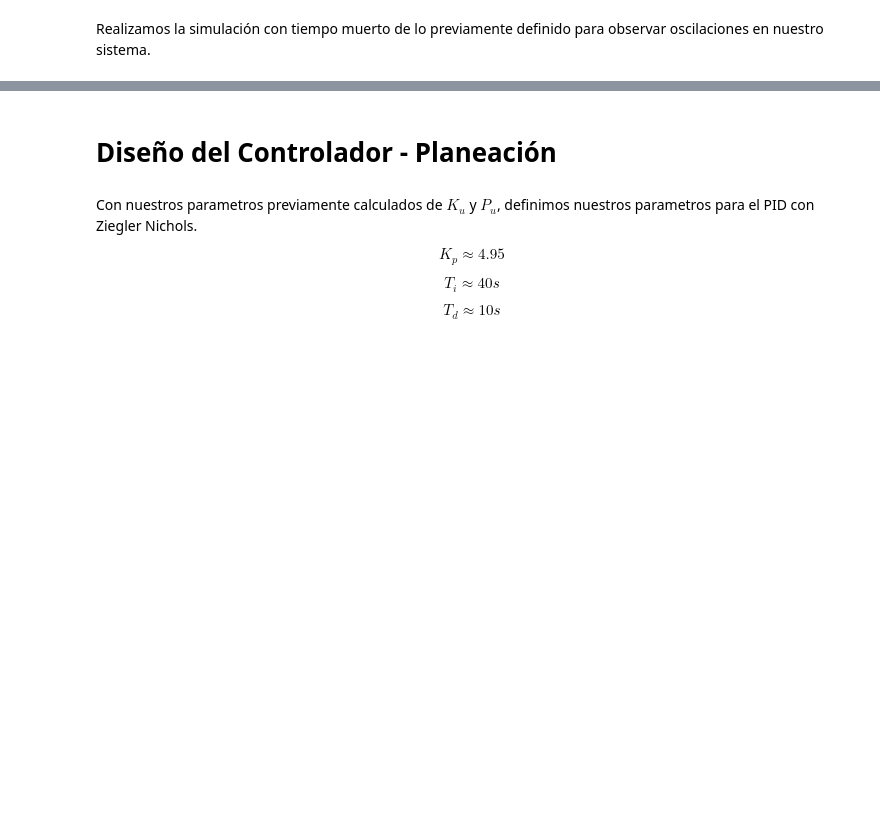
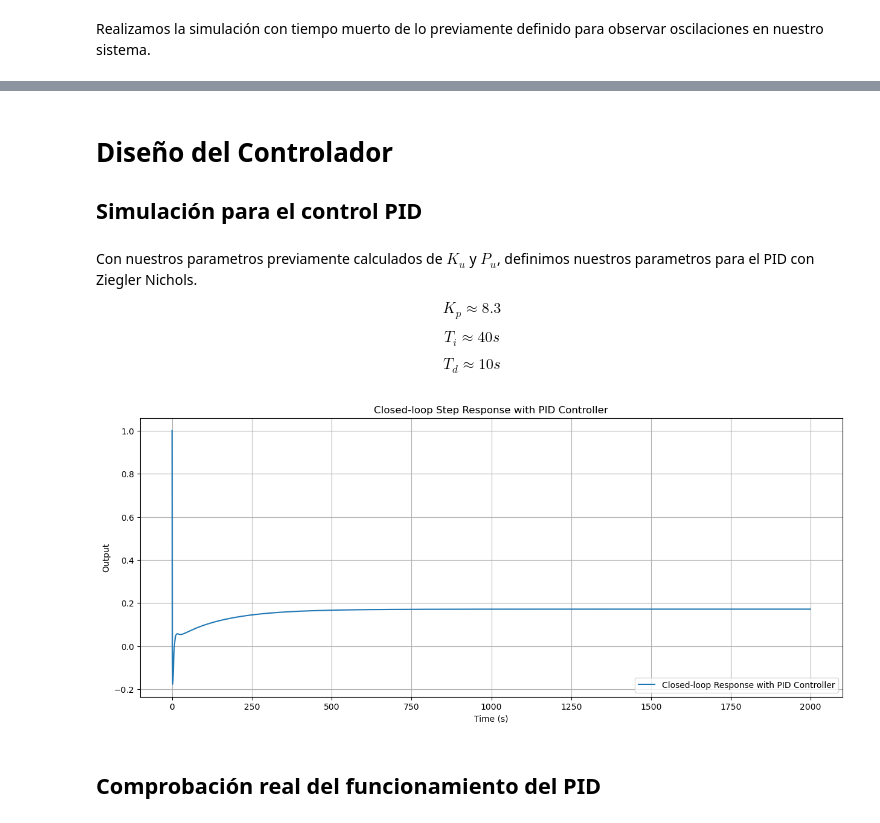
Before and after one commit to navalgoose4/SCL-2026I, a Jupyter notebook: LAB_4/lab_4.ipynb, the cells around one changed output, grey strips where cells are left out. Cells and saved outputs as stored; diff of their text form; code cells hidden in the pictures; blank space fills up the shorter version.

```diff
--- a/LAB_4/lab_4.ipynb
+++ b/LAB_4/lab_4.ipynb
@@ -108,10 +116,44 @@ $$P_u \approx 80s $$
 # %% [markdown]
-# Diseño del Controlador - Planeación
+# Diseño del Controlador
+
+## Simulación para el control PID
 # %% [markdown]
 Con nuestros parametros previamente calculados de $K_u$ y $P_u$, definimos nuestros parametros para el PID con Ziegler Nichols.
 
-$$K_p \approx 4.95$$
+$$K_p \approx 8.3$$
 
 $$T_i \approx 40s$$
 
 $$T_d \approx 10s$$
+# %%
+K_u = 13.82 # Gain from simulation for oscillations with pure proportional control
+K_p = 0.6 * K_u # Gain for PID controller using Ziegler-Nichols tuning rules
+T_i = 40
+T_d = 10
+
+# Calculate integral and derivative gains
+K_i = K_p / T_i
+K_d = K_p * T_d
+
+# Design transfer function for PID controller
+num = [K_d, K_p, K_i]  # PID controller numerator coefficients
+den = [1]  # PID controller denominator coefficients (s^2 term for derivative action)
+
+PID_Controller = cs.TransferFunction(num, den)
+Closed_Loop_PID = cs.feedback(PID_Controller * Gs_dead_time, 1)
+
+# Step response of closed-loop system with PID controller
+t_cl, y_cl = cs.step_response(Closed_Loop_PID, t)
+
+# Plotting closed-loop response with PID controller
+plt.figure(figsize=(15, 6))
+plt.plot(t_cl, y_cl, label='Closed-loop Response with PID Controller')
+plt.title('Closed-loop Step Response with PID Controller')
+plt.xlabel('Time (s)')
+plt.ylabel('Output')
+plt.legend(loc='lower right')
+plt.grid()
+# %% [output]
+[figure, added]
+# %% [markdown]
+## Comprobación real del funcionamiento del PID
```
Also changed, not shown: parts of 5 cells of this notebook, 3 other files.
